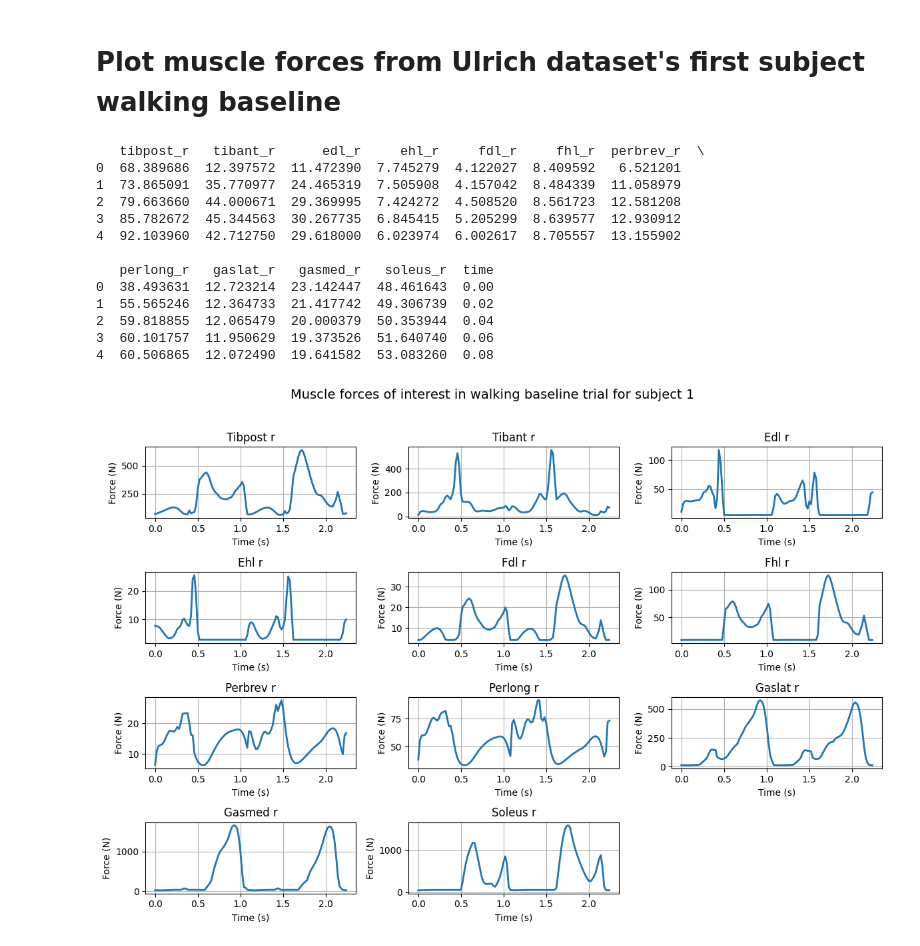
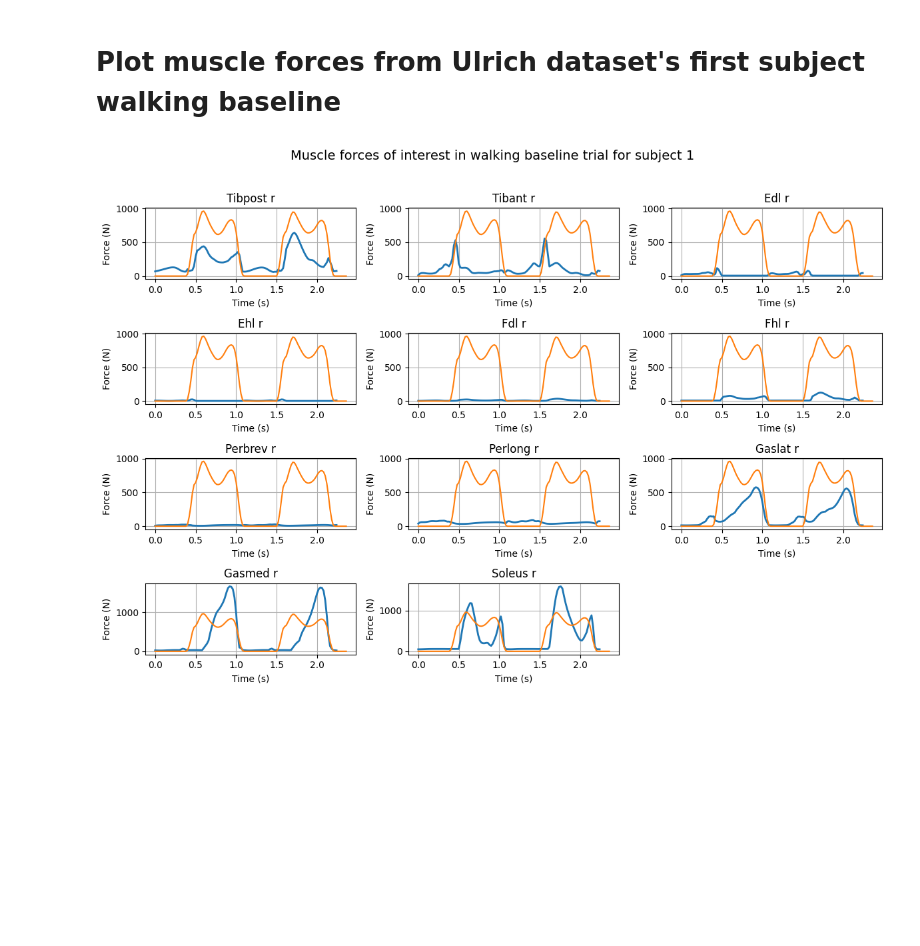
Before and after one commit to anth0nyhle/GRFMuscleModel, a Jupyter notebook: scripts/OldYoung_DataVis.ipynb, the cells around one changed output. Drawn from its saved outputs; the diff is of its cells as text; code cells hidden in the pictures; blank space fills up the shorter version.

```diff
--- a/scripts/OldYoung_DataVis.ipynb
+++ b/scripts/OldYoung_DataVis.ipynb
@@ -112,11 +114,11 @@ plt.show()
 # %%
-ik_file = "/Users/briankeller/Desktop/GRFMuscleModel/Old Young Walking Data/OA1/Walking/IK/ik_output_walk.mot"
+ik_file = "/Users/briankeller/Desktop/GRFMuscleModel/Old Young Walking Data/OA1/Walking/Results/IK/ik_output_walk.mot"
 joint_names = ['hip_flexion_r', 'knee_angle_r', 'ankle_angle_r', 'pelvis_tilt', 'pelvis_list', 'pelvis_tz']
 ik_df = pd.read_csv(ik_file, delim_whitespace=True, skiprows=10)
 #extract relevant columns
 kept_cols = ['time'] + joint_names
 ik_df = ik_df[kept_cols]
-print(ik_df.head())
+#print(ik_df.head())
 rows = 3
 cols = 3
 fig, axs = plt.subplots(rows, cols, figsize=(12, 8))
@@ -327,0 +299,28 @@ plt.show()
+# %%
+
+OA1_force_raw_file = "/Users/briankeller/Desktop/GRFMuscleModel/Old Young Walking Data/OA1/Walking/Results/SO/Scaled_Model_StaticOptimization_force_raw.sto"
+OA1_force_raw_df = pd.read_csv(OA1_force_raw_file, delim_whitespace=True, skiprows=14)
+OA1_force_raw_df.columns = OA1_force_raw_df.columns.str.strip()
+kept_cols = target_muscles + ['time']
+OA1_force_raw_df = OA1_force_raw_df[[col for col in kept_cols if col in OA1_force_raw_df.columns]]
+#print(OA1_force_raw_df.head())
+rows = 4
+cols = 3
+fig, axs = plt.subplots(rows, cols, figsize=(12, 8))
+axs = axs.flatten()
+for i, name in enumerate(target_muscles):
+    if name in OA1_force_raw_df.columns:
+        ax = axs[i]
+        ax.plot(OA1_force_raw_df['time'], OA1_force_raw_df[name], linewidth=2)
+        ax.plot(raw_df['time'], raw_df['FZ1'], label = 'FZ1')
+        ax.plot(raw_df['time'], raw_df['FZ3'], label = 'FZ3')
+        ax.set_title(f'{name.replace("_", " ").capitalize()}', fontsize=12)
+        ax.set_xlabel('Time (s)')
+        ax.set_ylabel('Force N')
+        ax.grid(True)
+for j in range(len(target_muscles), len(axs)):
+    fig.delaxes(axs[j])
+
+fig.suptitle('Forces exerted by muscles of interested in subject OA1 first walking trial', fontsize=14, y=1.02)
+plt.tight_layout()
+plt.show()
@@ -330,41 +331,29 @@ plt.show()
 # %%
 subject1_file = "/Users/briankeller/Desktop/GRFMuscleModel/data/Subject1/StaticOpt/walking_baseline1/results_forces.sto"
 subject1_df = pd.read_csv(subject1_file, delim_whitespace=True, skiprows=14)
 subject1_df.columns = subject1_df.columns.str.strip()
 subject1_df = subject1_df[[col for col in kept_cols if col in subject1_df.columns]]
 #trim down to similar time chunk
 subject1_df_subset = subject1_df[(subject1_df['time'] >= 0) & (subject1_df['time'] <= 2.25)]
-print(subject1_df.head())
+#print(subject1_df.head())
 rows = 4
 cols = 3
 fig, axs = plt.subplots(rows, cols, figsize=(12, 8))
 axs = axs.flatten()
 for i, name in enumerate(target_muscles):
     if name in subject1_df_subset.columns:
         ax = axs[i]
-        ax.plot(subject1_df_subset['time'], subject1_df_subset[name], linewidth=2)
+        ax.plot(subject1_df_subset['time'], subject1_df_subset[name], linewidth=2, label = 'Muscle Force')
+        ax.plot(walking_baseline_df_subset['time'], walking_baseline_df_subset['ground_force_vy'], label = 'R Vertical GRF')
         ax.set_title(f'{name.replace("_", " ").capitalize()}', fontsize=12)
         ax.set_xlabel('Time (s)')
         ax.set_ylabel('Force (N)')
         ax.grid(True)
 for j in range(len(target_muscles), len(axs)):
     fig.delaxes(axs[j])
 
 fig.suptitle('Muscle forces of interest in walking baseline trial for subject 1', fontsize=14, y=1.02)
 plt.tight_layout()
 plt.show()
 # %% [output]
-   tibpost_r   tibant_r      edl_r     ehl_r     fdl_r     fhl_r  perbrev_r  \
-0  68.389686  12.397572  11.472390  7.745279  4.122027  8.409592   6.521201
-1  73.865091  35.770977  24.465319  7.505908  4.157042  8.484339  11.058979
-2  79.663660  44.000671  29.369995  7.424272  4.508520  8.561723  12.581208
-3  85.782672  45.344563  30.267735  6.845415  5.205299  8.639577  12.930912
-4  92.103960  42.712750  29.618000  6.023974  6.002617  8.705557  13.155902
-
-   perlong_r   gaslat_r   gasmed_r   soleus_r  time
-0  38.493631  12.723214  23.142447  48.461643  0.00
-1  55.565246  12.364733  21.417742  49.306739  0.02
-2  59.818855  12.065479  20.000379  50.353944  0.04
-3  60.101757  11.950629  19.373526  51.640740  0.06
-4  60.506865  12.072490  19.641582  53.083260  0.08
-[figure, old version]
+[figure, new version]
```
Also changed, not shown: parts of 14 cells of this notebook, 1 other file.
